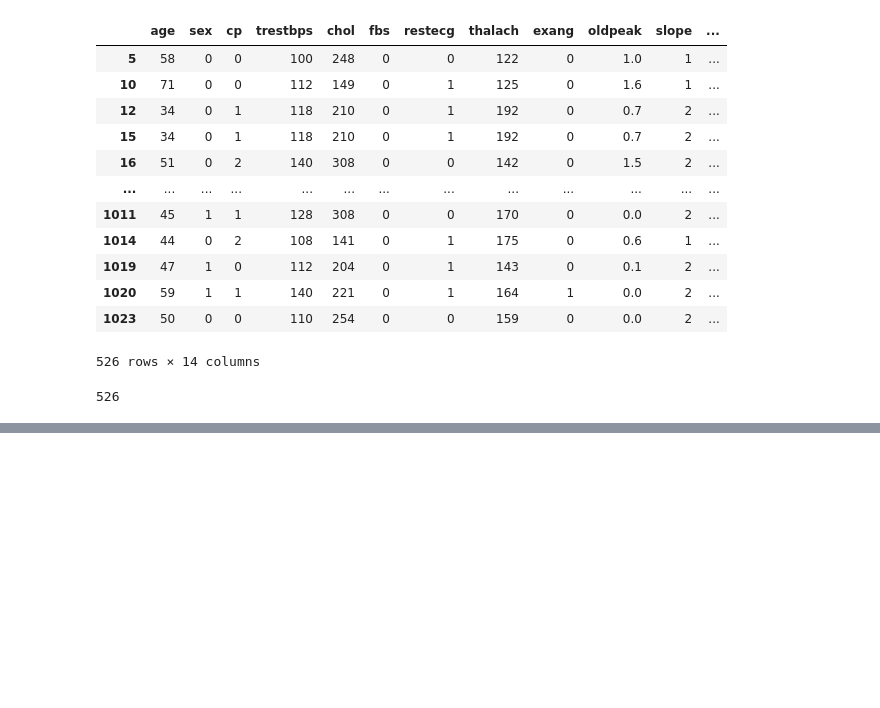
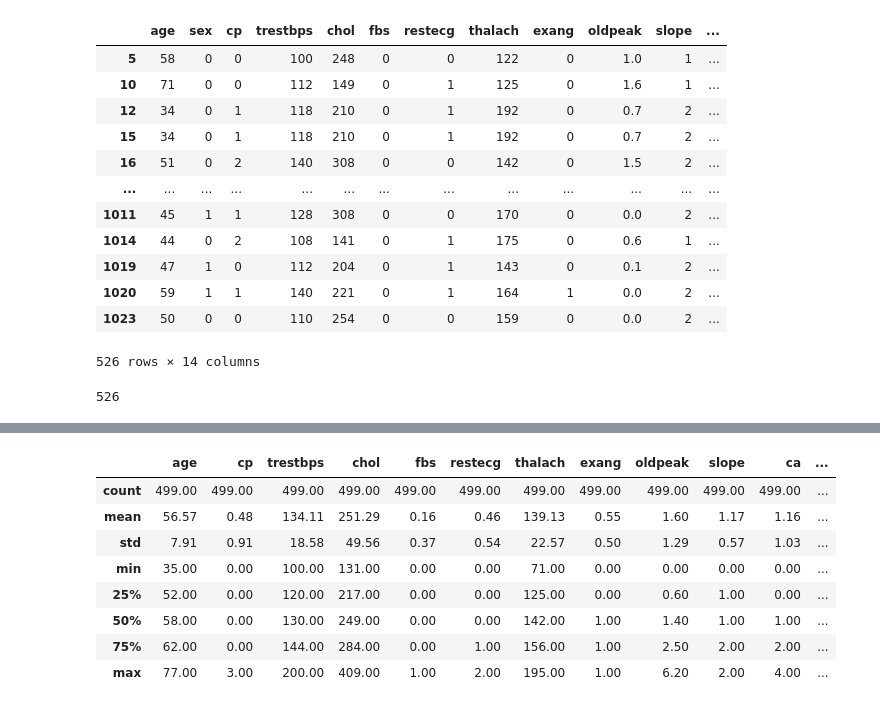
Before and after one commit to RagingRyann/group_project, a Jupyter notebook: ETL.ipynb, the cells around one changed output, grey strips where cells are left out. Drawn from its saved outputs; the diff is of its cells as text; code cells hidden in the pictures; blank space fills up the shorter version.

```diff
--- a/ETL.ipynb
+++ b/ETL.ipynb
@@ -189,0 +213,12 @@ HD_df.describe()
+# %%
+stats_none_df.round(2)
+# %% [output]
+|  | age | cp | trestbps | chol | fbs | restecg | thalach | exang | oldpeak | slope | ca | ... |
+| count | 499.00 | 499.00 | 499.00 | 499.00 | 499.00 | 499.00 | 499.00 | 499.00 | 499.00 | 499.00 | 499.00 | ... |
+| mean | 56.57 | 0.48 | 134.11 | 251.29 | 0.16 | 0.46 | 139.13 | 0.55 | 1.60 | 1.17 | 1.16 | ... |
+| std | 7.91 | 0.91 | 18.58 | 49.56 | 0.37 | 0.54 | 22.57 | 0.50 | 1.29 | 0.57 | 1.03 | ... |
+| min | 35.00 | 0.00 | 100.00 | 131.00 | 0.00 | 0.00 | 71.00 | 0.00 | 0.00 | 0.00 | 0.00 | ... |
+| 25% | 52.00 | 0.00 | 120.00 | 217.00 | 0.00 | 0.00 | 125.00 | 0.00 | 0.60 | 1.00 | 0.00 | ... |
+| 50% | 58.00 | 0.00 | 130.00 | 249.00 | 0.00 | 0.00 | 142.00 | 1.00 | 1.40 | 1.00 | 1.00 | ... |
+| 75% | 62.00 | 0.00 | 144.00 | 284.00 | 0.00 | 1.00 | 156.00 | 1.00 | 2.50 | 2.00 | 2.00 | ... |
+| max | 77.00 | 3.00 | 200.00 | 409.00 | 1.00 | 2.00 | 195.00 | 1.00 | 6.20 | 2.00 | 4.00 | ... |
```
Also changed, not shown: parts of 10 cells of this notebook, 1 other file.
